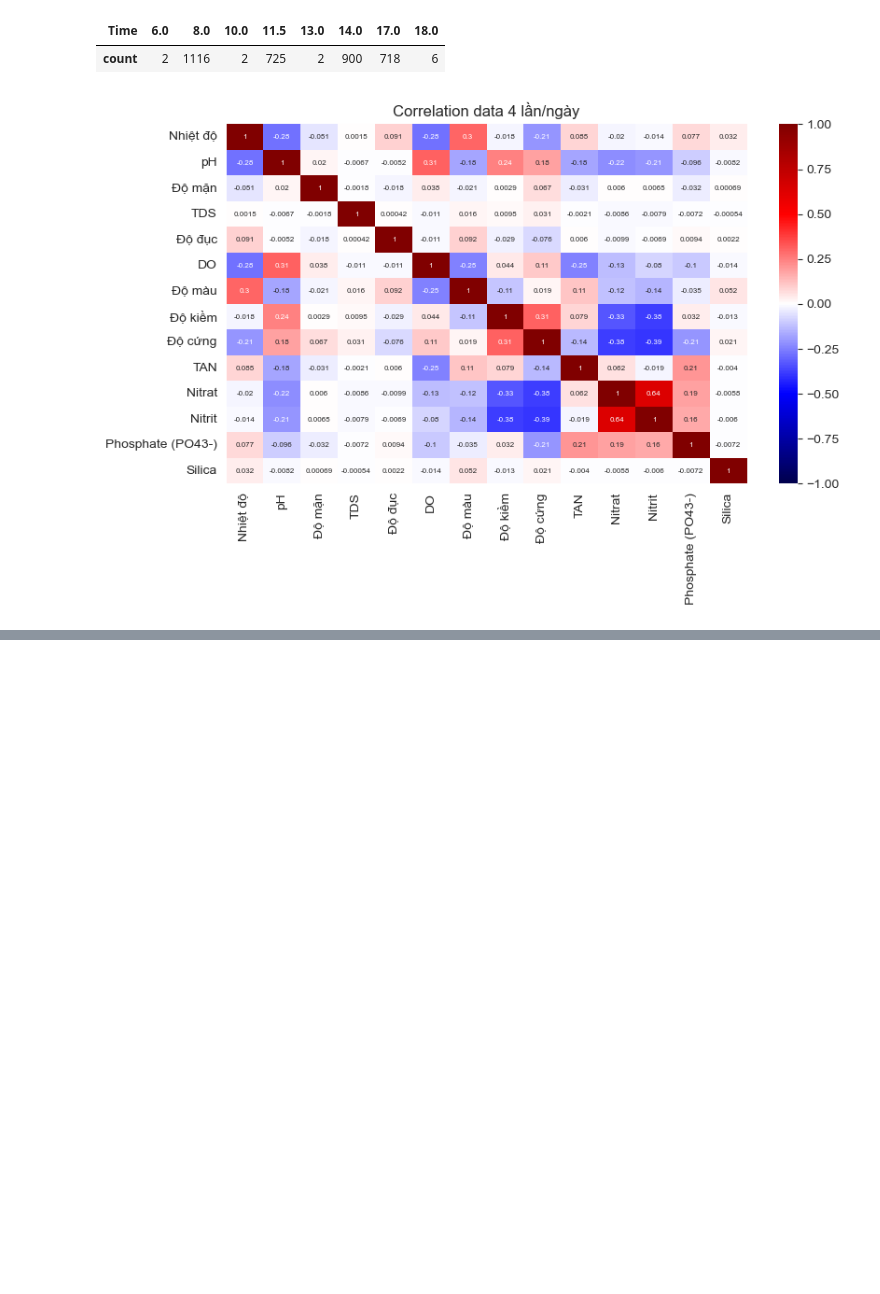
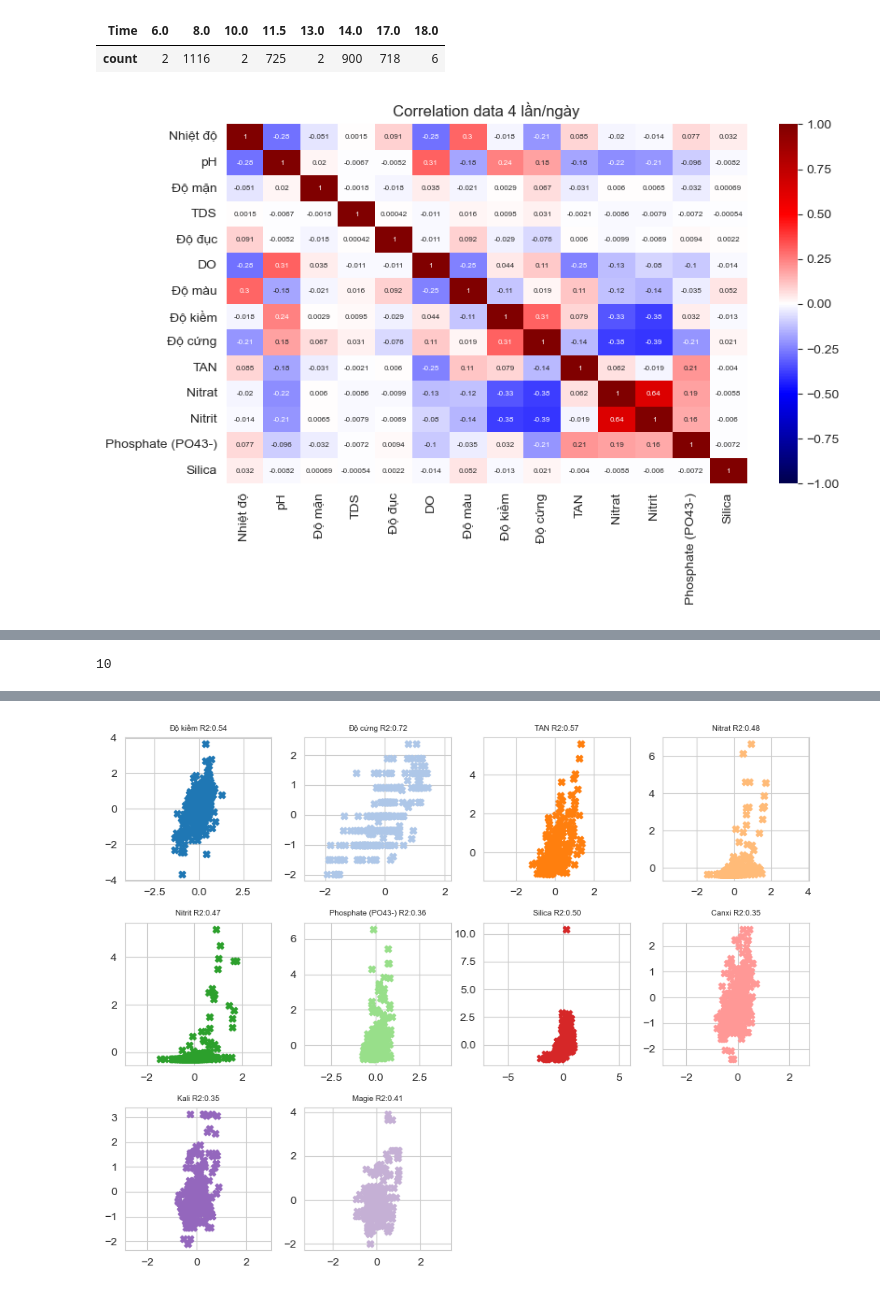
Before and after one commit to truongthuanr/WQi-Model, a Jupyter notebook: sample.ipynb, the cells around one changed output, grey strips where cells are left out. Drawn from its saved outputs; the diff is of its cells as text; code cells hidden in the pictures; blank space fills up the shorter version.

```diff
--- a/sample.ipynb
+++ b/sample.ipynb
@@ -837,0 +844,63 @@ plt.show()
+# %%
+input_cols = ['Nhiệt độ', 'pH', 'Độ mặn', 'TDS', 'Độ đục', 'DO','Tuổi tôm']
+output_cols = ['Độ kiềm', 'Độ cứng', 'TAN', 'Nitrat', 'Nitrit', 'Phosphate (PO43-)',
+               'Silica', 'Canxi', 'Kali', 'Magie']
+# %%
+len(output_cols)
+# %% [output]
+10
+# %%
+fig = plt.figure(figsize=(9,7))
+sns.set_style('whitegrid')
+
+for i,col in enumerate(output_cols):
+    X = df2[input_cols]
+    y = df2[col]
+
+    X_train, X_test, y_train, y_test = train_test_split(X, y,
+                                                        test_size=0.25,
+                                                        random_state=42)
+    y_train = np.reshape(y_train,[-1,1])
+    y_test = np.reshape(y_test,[-1,1])
+    sc_X = StandardScaler().fit(X_train)
+    sc_y = StandardScaler().fit(y_train)
+    X_train_scaled = sc_X.transform(X_train)
+    y_train_scaled = sc_y.transform(y_train)
+    X_test_scaled = sc_X.transform(X_test)
+    y_test_scaled = sc_y.transform(y_test)
+
+
+    input_dim = X_train.shape[1]
+    model = tf.keras.models.Sequential([
+        tf.keras.layers.Input(shape=(input_dim,)),
+        tf.keras.layers.Dense(16),
+        tf.keras.layers.Dense(4),
+        tf.keras.layers.Dense(1)
+    ])
+    model.compile(optimizer='adam',
+                  loss='mse',
+                  metrics=[tf.keras.metrics.RootMeanSquaredError()])
+
+    history = model.fit(X_train_scaled, y_train_scaled,
+                    epochs=10,
+                    batch_size=16,
+                    validation_data=(X_test_scaled, y_test_scaled),
+                    verbose=0)
+
+    prediction = model.predict(X_test_scaled)
+
+    mse = metrics.mean_squared_error(y_test_scaled,prediction)
+    r2 = metrics.r2_score(y_test_scaled,prediction)
+    print(i)
+    plt.subplot(3,4,i+1)
+    plt.scatter(prediction,y_test_scaled,
+                    marker='X',
+                    color=matplotlib.cm.tab20.colors[i])
+    plt.axis('equal')
+    ax = plt.gca()
+    ax.set_title(f"{col} R2:{r2**0.5:.2f}",size='x-small')
+#     ax.text(0,0,f"{r2_mse}")
+
+plt.tight_layout()
+plt.show()
+# %% [output]
@@ -837,0 +927 @@ plt.show()
+[figure, added]
```
Also changed, not shown: parts of 32 cells of this notebook.
